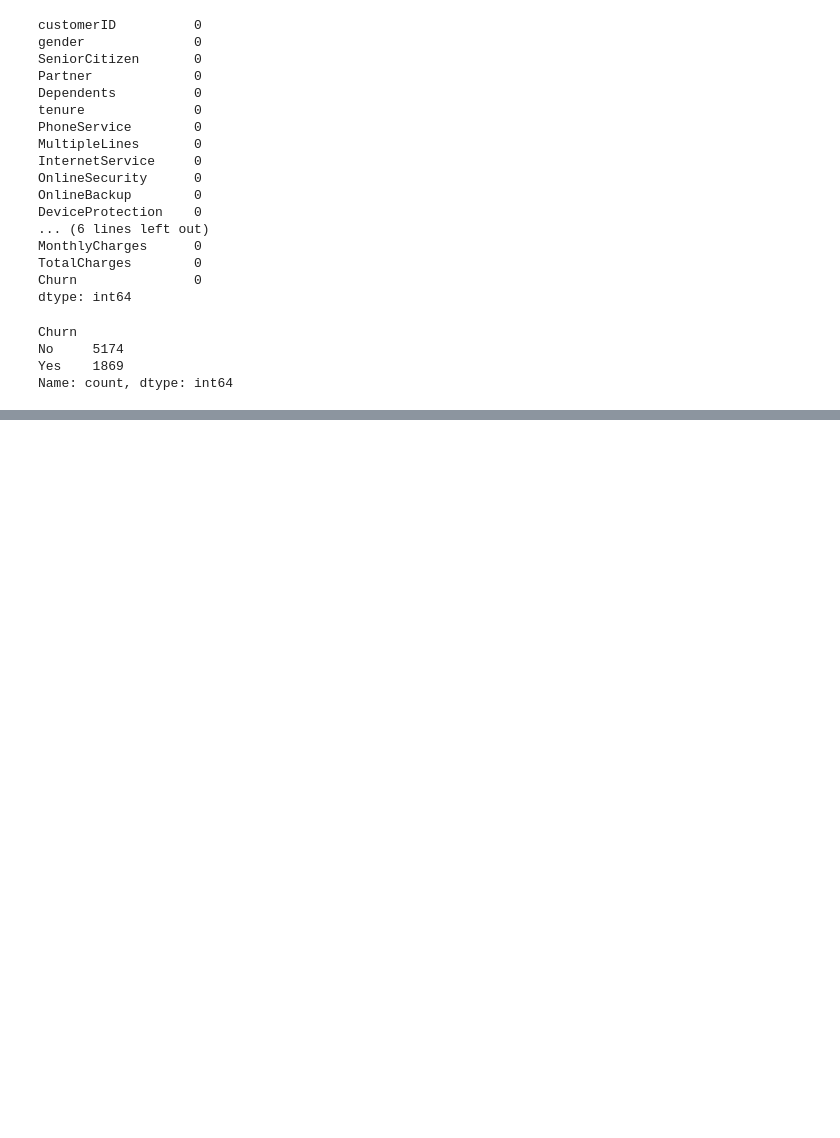
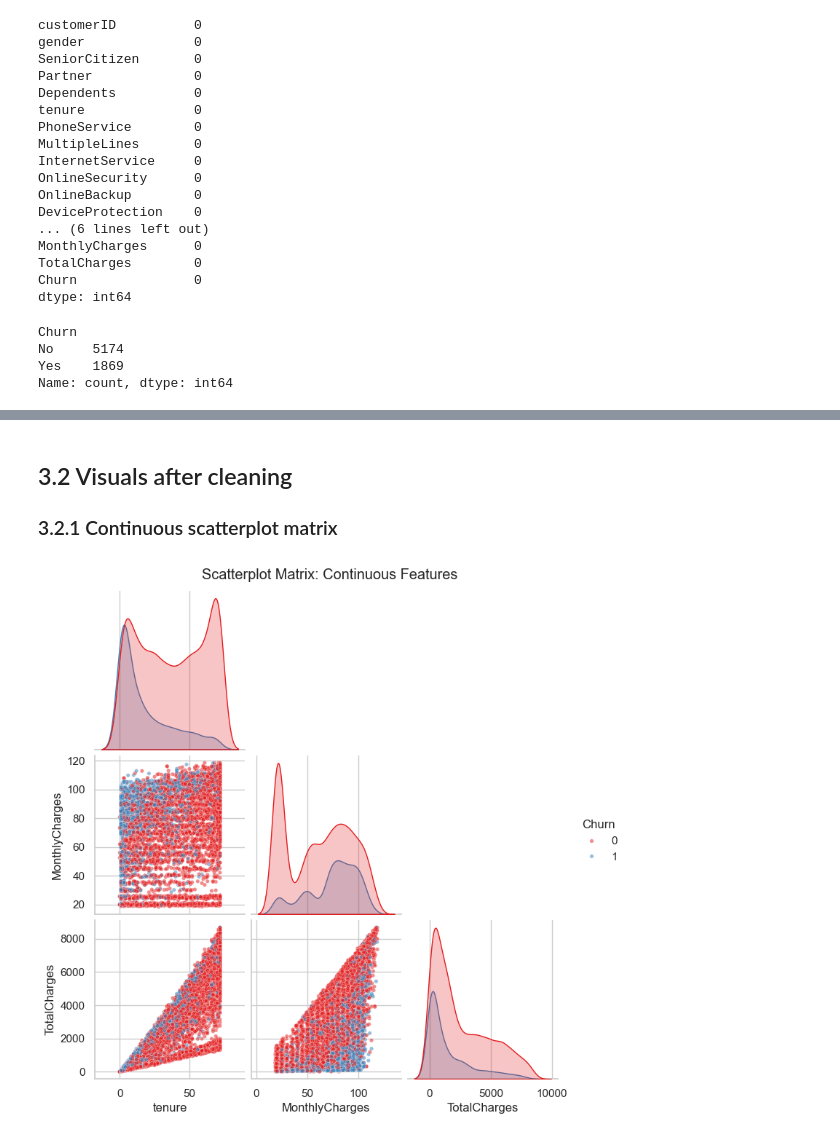
Before and after one commit to pchaher03/customer-churn-prediction-model, a Jupyter notebook: churn_predictor.ipynb, the cells around one changed output, grey strips where cells are left out. Drawn from its saved outputs; the diff is of its cells as text; code cells hidden in the pictures; blank space fills up the shorter version.

```diff
--- a/churn_predictor.ipynb
+++ b/churn_predictor.ipynb
@@ -186,0 +371,19 @@ Name: count, dtype: int64
+# %% [markdown]
+## 3.2 Visuals after cleaning
+
+### 3.2.1 Continuous scatterplot matrix
+# %%
+continuous_cols = ['tenure', 'MonthlyCharges', 'TotalCharges', 'Churn']
+
+# corner=True cuts redundant duplicate plots in half
+sns.pairplot(
+    df[continuous_cols],
+    hue='Churn',
+    corner=True,
+    palette='Set1',
+    plot_kws={'alpha': 0.5, 's': 15}
+)
+plt.suptitle('Scatterplot Matrix: Continuous Features', y=1.02)
+plt.show()
+# %% [output]
+[figure, added]
```
Also changed, not shown: parts of 39 cells of this notebook, 5 other files.
